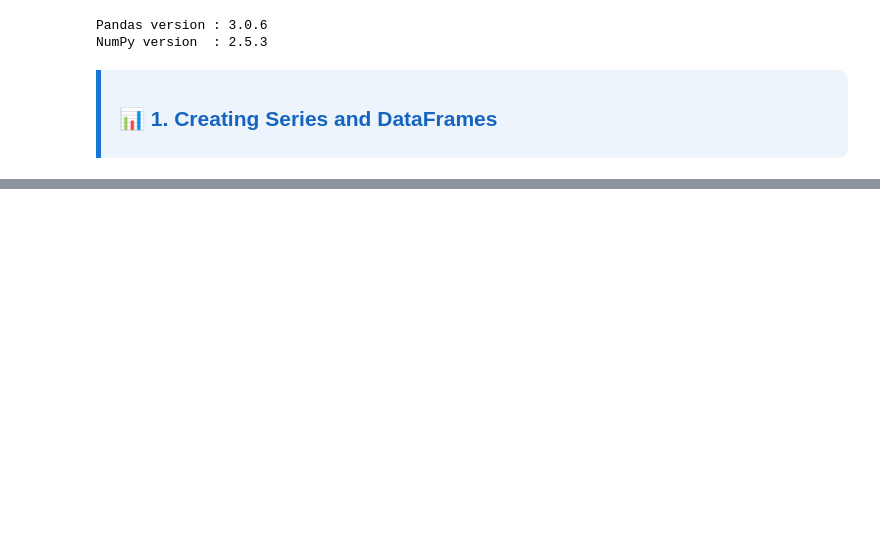
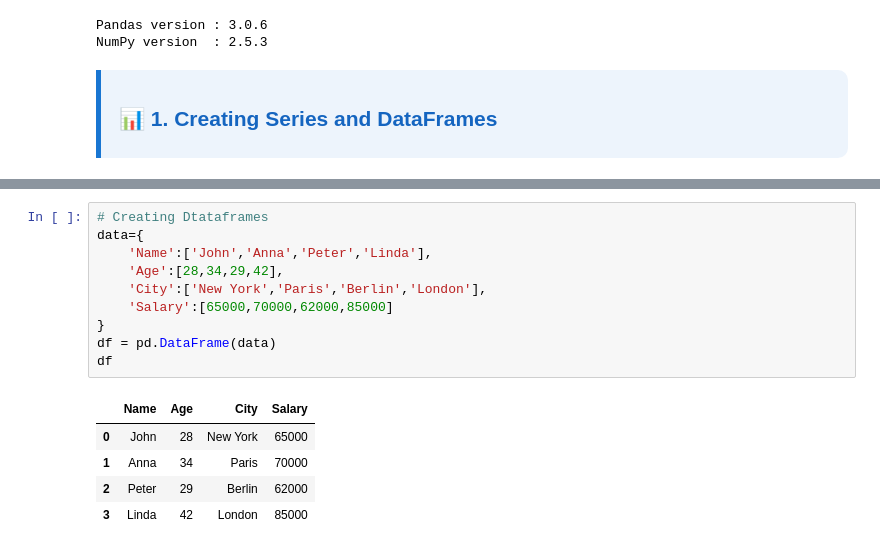
Before and after one commit to DebarghyaAich/Machine_Learning_Basics, a Jupyter notebook: Python_Libraries_Tutorial/pandas.ipynb, the cells around one changed output, grey strips where cells are left out. Saved outputs shown, nothing was run; the diff lists cells and outputs as text; blank space fills up the shorter version.

```diff
--- a/Python_Libraries_Tutorial/pandas.ipynb
+++ b/Python_Libraries_Tutorial/pandas.ipynb
@@ -64,0 +76,16 @@ df
+# %%
+# Creating Dtataframes
+data={
+    'Name':['John','Anna','Peter','Linda'],
+    'Age':[28,34,29,42],
+    'City':['New York','Paris','Berlin','London'],
+    'Salary':[65000,70000,62000,85000]
+}
+df = pd.DataFrame(data)
+df
+# %% [output]
+|  | Name | Age | City | Salary |
+| 0 | John | 28 | New York | 65000 |
+| 1 | Anna | 34 | Paris | 70000 |
+| 2 | Peter | 29 | Berlin | 62000 |
+| 3 | Linda | 42 | London | 85000 |
```
Also changed, not shown: parts of 40 cells of this notebook.
